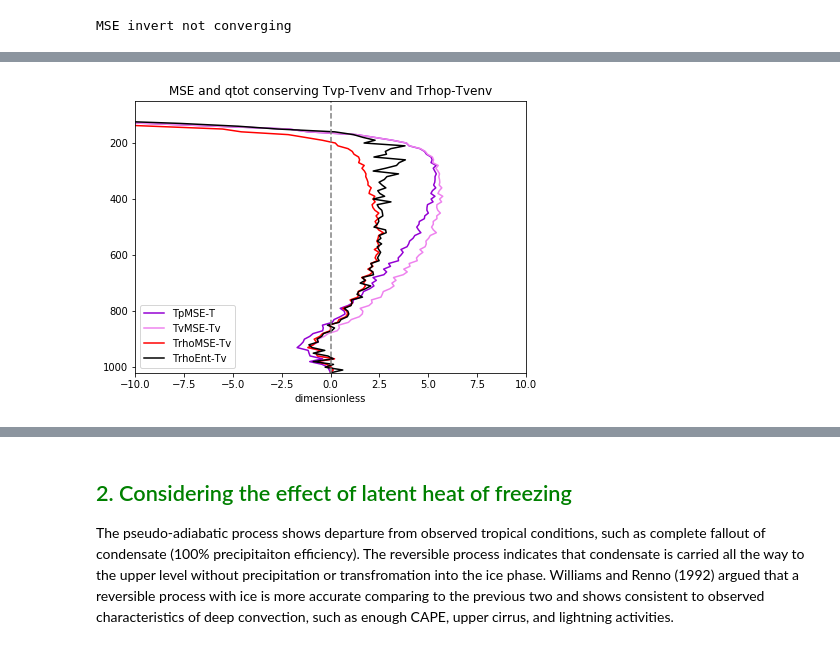
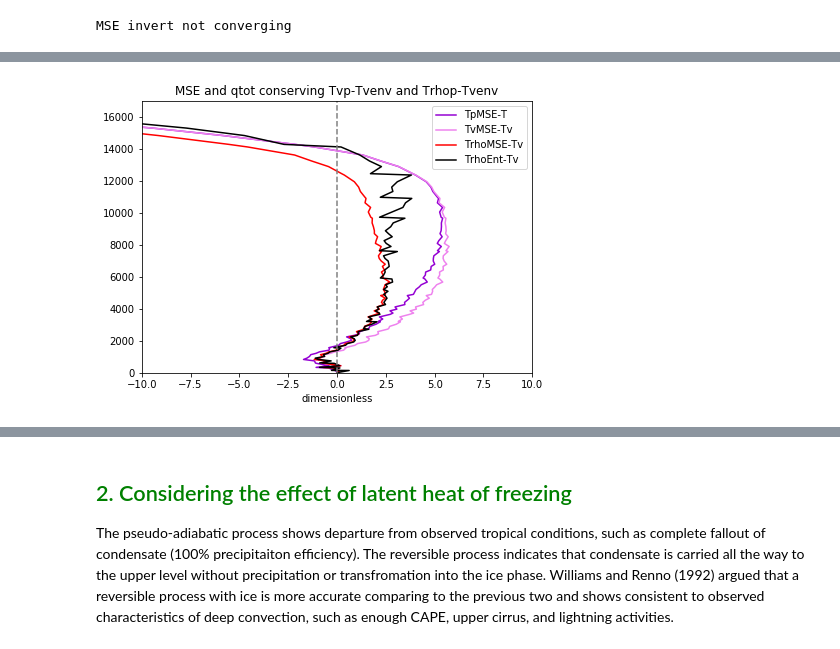
Before and after one commit to weiming9115/ATM663_convection_meso, a Jupyter notebook: Resources/Notebooks/Real_Parcel_Buoyancy_weiming.ipynb, the cells around one changed output, grey strips where cells are left out. Cells and saved outputs as stored; diff of their text form; code cells hidden in the pictures.

```diff
--- a/Resources/Notebooks/Real_Parcel_Buoyancy_weiming.ipynb
+++ b/Resources/Notebooks/Real_Parcel_Buoyancy_weiming.ipynb
@@ -417,14 +447,16 @@ MSE invert not converging
 # %%
+# Z coord plot as it becomes CAPE = integral (b dZ)
 fig = plt.figure(figsize=(7,5))
 
-plot(TpMSE-T,p,'darkviolet')
-plot( Tv(TpMSE,qvpMSE)-Tv(T,q) ,p, 'violet')
-plot( Trho(TpMSE,qvpMSE,qcpMSE)-Tv(T,q) ,p, 'r') # MSE-conserved T
+plot(TpMSE-T,Z,'darkviolet')
+plot( Tv(TpMSE,qvpMSE)-Tv(T,q) ,Z, 'violet')
+plot( Trho(TpMSE,qvpMSE,qcpMSE)-Tv(T,q) ,Z, 'r')
 
-ylim([1020,50]); xlim([-10,10]); title('MSE and qtot conserving Tvp-Tvenv and Trhop-Tvenv')
-plot( dTrho_entropy ,p,'k'); plot(p*0,p,'--',color='grey') # entropy
+ylim([0,17000]); xlim([-10,10]); title('MSE and qtot conserving Tvp-Tvenv and Trhop-Tvenv')
+plot( dTrho_entropy ,Z, 'k'); plot(p*0,Z,'--',color='grey')
 plt.legend(['TpMSE-T','TvMSE-Tv','TrhoMSE-Tv','TrhoEnt-Tv'])
+title('Reversible vs. pseudo-adiabatic Trho excesses')
 
 dTrho_MSE = Trho(TpMSE,qvpMSE,qcpMSE)-Tv(T,q)
 # %% [output]
-[figure, old version]
+[figure, new version]
```
Also changed, not shown: parts of 23 cells of this notebook.
